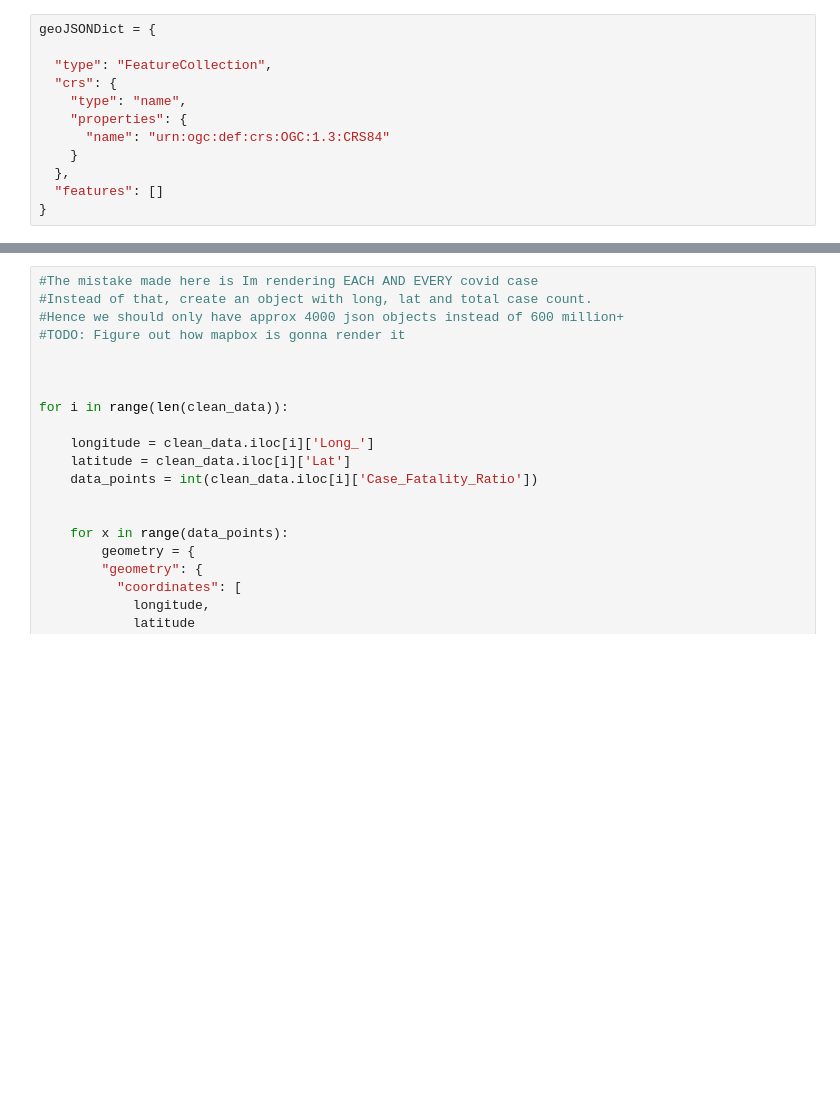
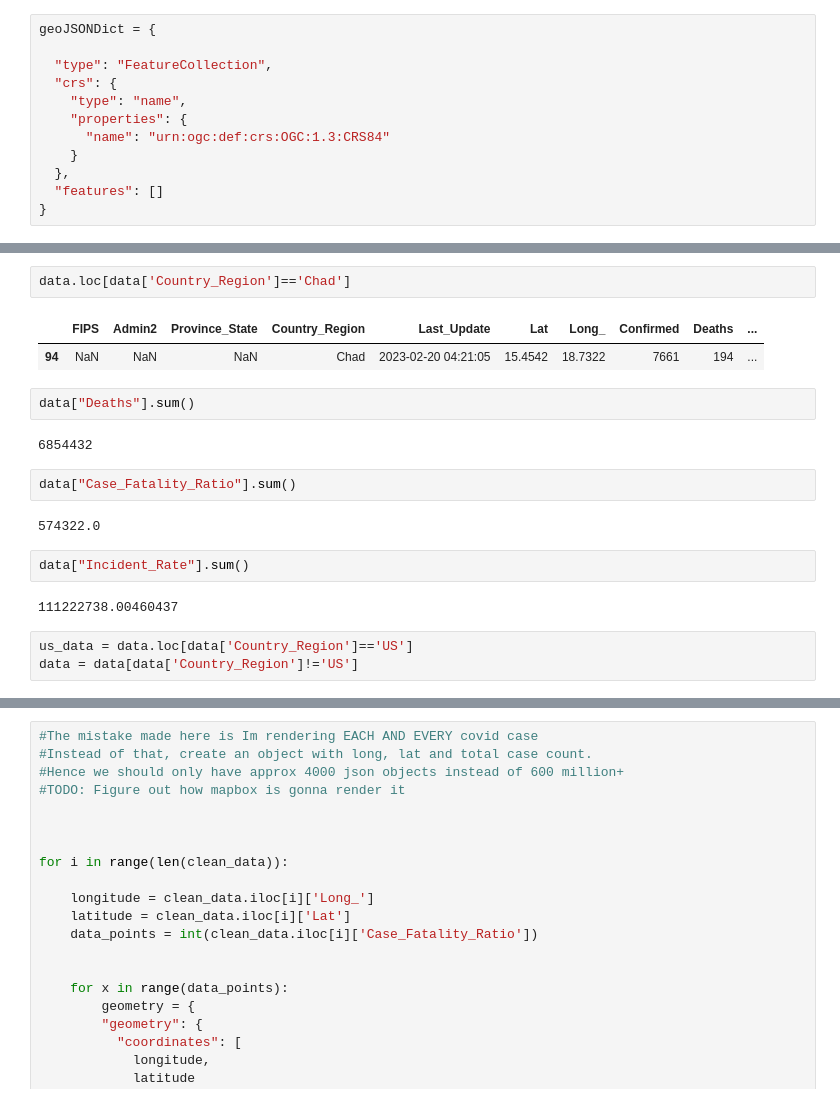
Before and after one commit to shawn0103/covid19-map-visualizer, a Jupyter notebook: JuypterNotebook/GeoJSONCreator.ipynb, the cells around one changed output, grey strips where cells are left out. Saved outputs shown, nothing was run; the diff lists cells and outputs as text; blank space fills up the shorter version.

```diff
--- a/JuypterNotebook/GeoJSONCreator.ipynb
+++ b/JuypterNotebook/GeoJSONCreator.ipynb
@@ -121,0 +66,20 @@ sampleDf
+# %%
+data.loc[data['Country_Region']=='Chad']
+# %% [output]
+|  | FIPS | Admin2 | Province_State | Country_Region | Last_Update | Lat | Long_ | Confirmed | Deaths | ... |
+| 94 | NaN | NaN | NaN | Chad | 2023-02-20 04:21:05 | 15.4542 | 18.7322 | 7661 | 194 | ... |
+# %%
+data["Deaths"].sum()
+# %% [output]
+6854432
+# %%
+data["Case_Fatality_Ratio"].sum()
+# %% [output]
+574322.0
+# %%
+data["Incident_Rate"].sum()
+# %% [output]
+111222738.00460437
+# %%
+us_data = data.loc[data['Country_Region']=='US']
+data = data[data['Country_Region']!='US']
```
Also changed, not shown: parts of 9 cells of this notebook, 3 other files.
